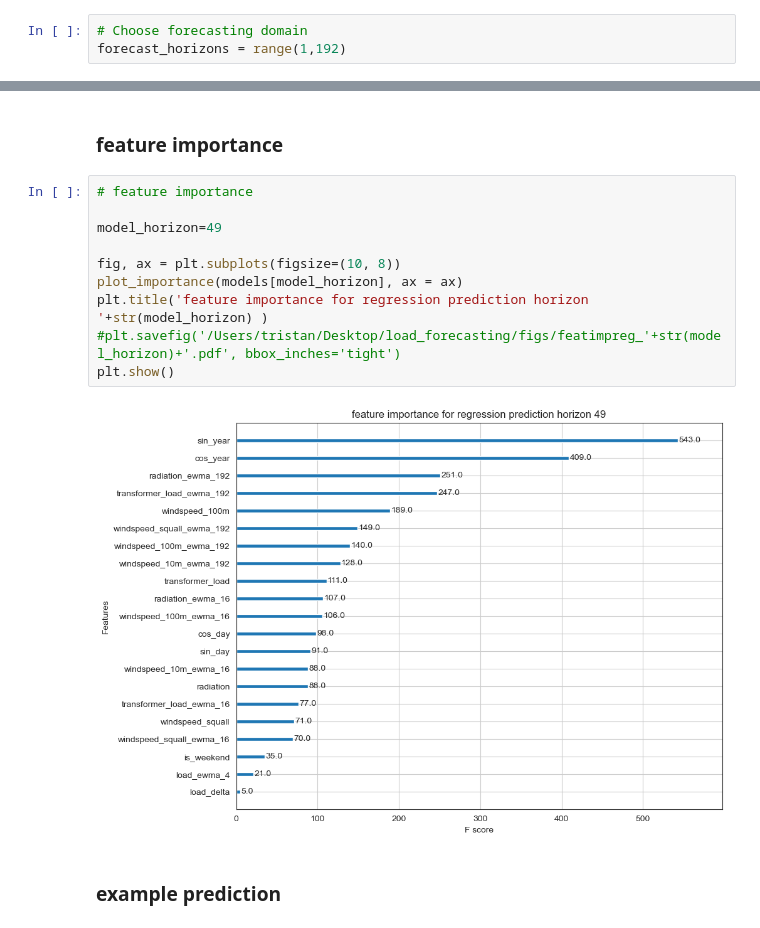
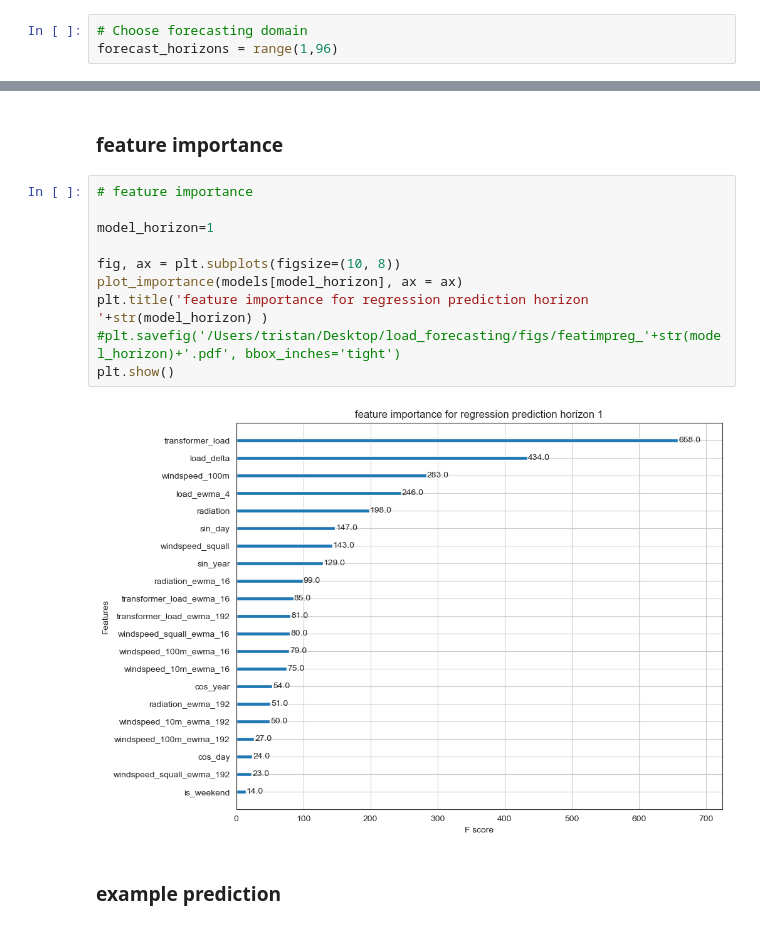
Before and after one commit to tlooden/load_forecasting, a Jupyter notebook: code/load_forecasting.ipynb, the cells around one changed output, grey strips where cells are left out. Cells and saved outputs as stored; diff of their text form.

Commit message:
readme and figures

```diff
--- a/code/load_forecasting.ipynb
+++ b/code/load_forecasting.ipynb
@@ -18,7 +18,7 @@ sns.set_style('white')
 df =  pd.read_pickle('../data/Case_Dataset.pkl')
 # %%
 # Choose forecasting domain
-forecast_horizons = range(1,192)
+forecast_horizons = range(1,96)
 # %% [markdown]
 ## descriptives
 # %%
@@ -540,15 +540,15 @@ plt.show()
 # %%
 # feature importance
 
-model_horizon=49
+model_horizon=1
 
 fig, ax = plt.subplots(figsize=(10, 8))
 plot_importance(models[model_horizon], ax = ax)
 plt.title('feature importance for regression prediction horizon '+str(model_horizon) )
 #plt.savefig('/Users/tristan/Desktop/load_forecasting/figs/featimpreg_'+str(model_horizon)+'.pdf', bbox_inches='tight')
 plt.show()
 # %% [output]
-[figure, old version]
+[figure, new version]
 # %% [markdown]
 ### example prediction
 # %%
```
Also changed, not shown: parts of 7 cells of this notebook, 1 other file.
